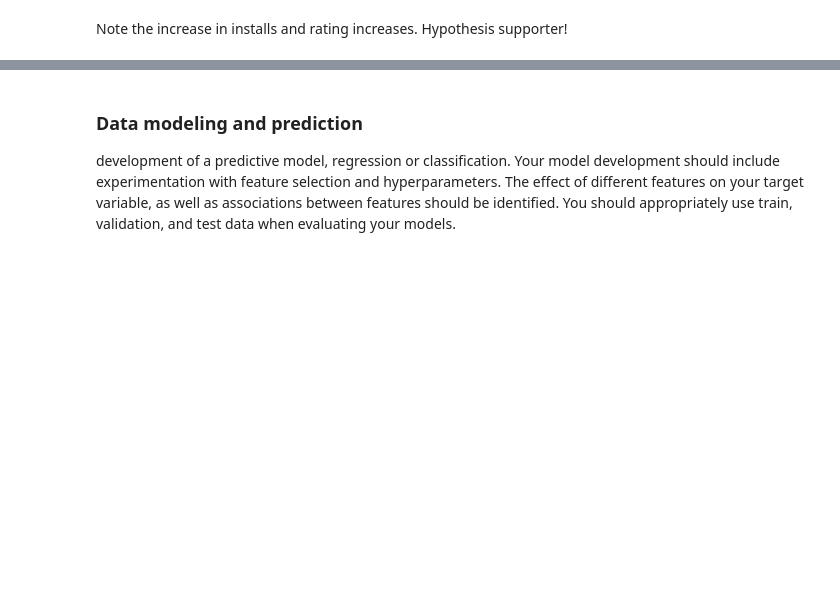
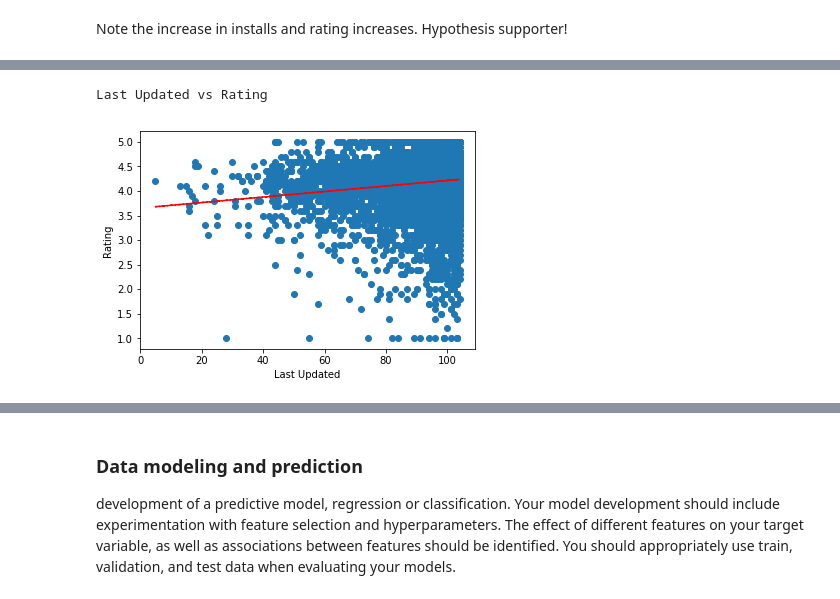
Before and after one commit to gagandaroach/DataScienceIntro, a Jupyter notebook: finalproj/Final Project.ipynb, the cells around one changed output, grey strips where cells are left out. Cells and saved outputs as stored; diff of their text form; code cells hidden in the pictures; blank space fills up the shorter version.

```diff
--- a/finalproj/Final Project.ipynb
+++ b/finalproj/Final Project.ipynb
@@ -562,0 +980,16 @@ plt.show()
+# %%
+x = norm_apps_df['Last Updated']
+y = norm_apps_df['Rating']
+
+plt.scatter(x, y)
+plt.xlabel("Last Updated")
+plt.ylabel("Rating")
+z = np.polyfit(x, y, 1)
+p = np.poly1d(z)
+plt.plot(x, p(x), "r--")
+
+print('Last Updated vs Rating')
+plt.show()
+# %% [output]
+Last Updated vs Rating
+[figure, added]
```
Also changed, not shown: parts of 100 cells of this notebook, 1 other file.
